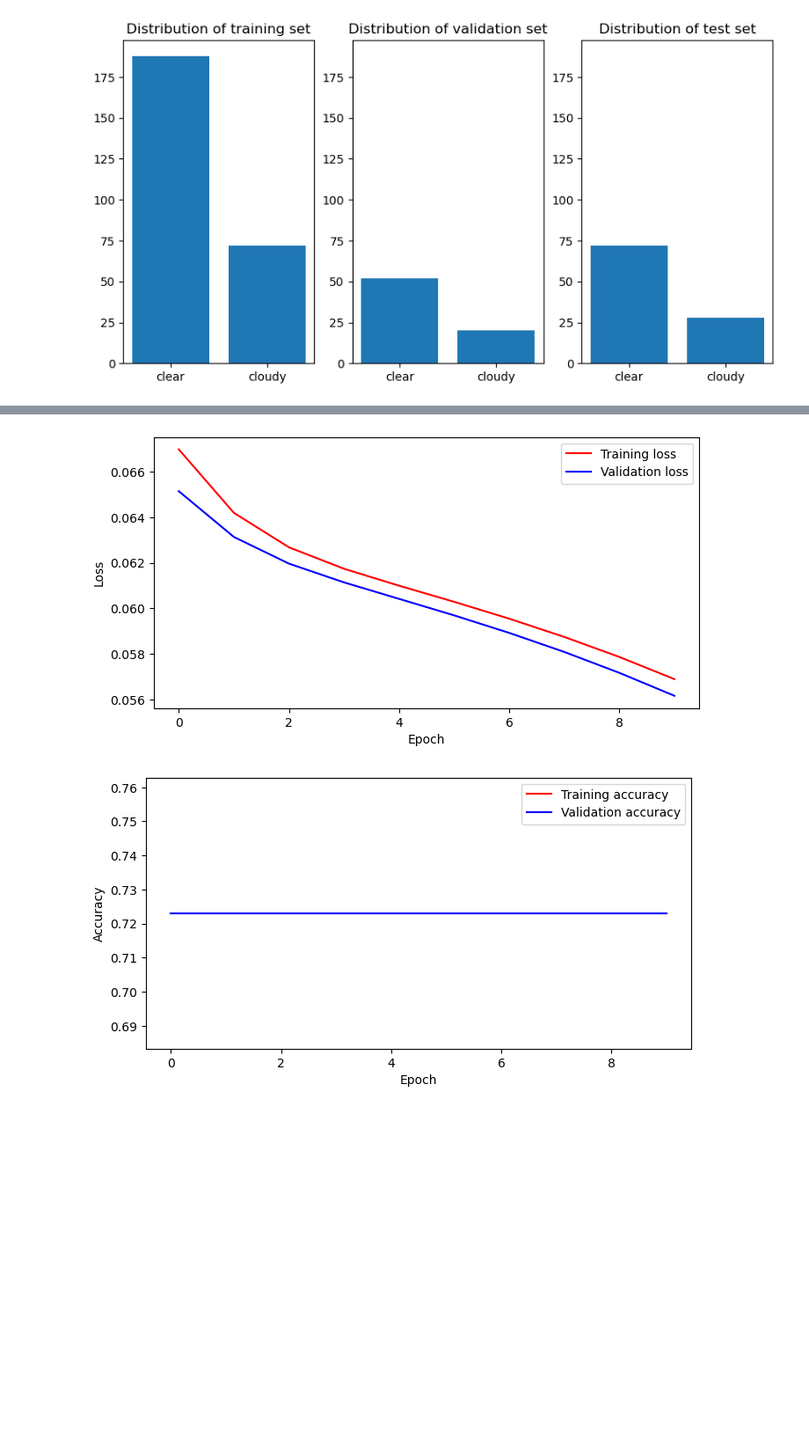
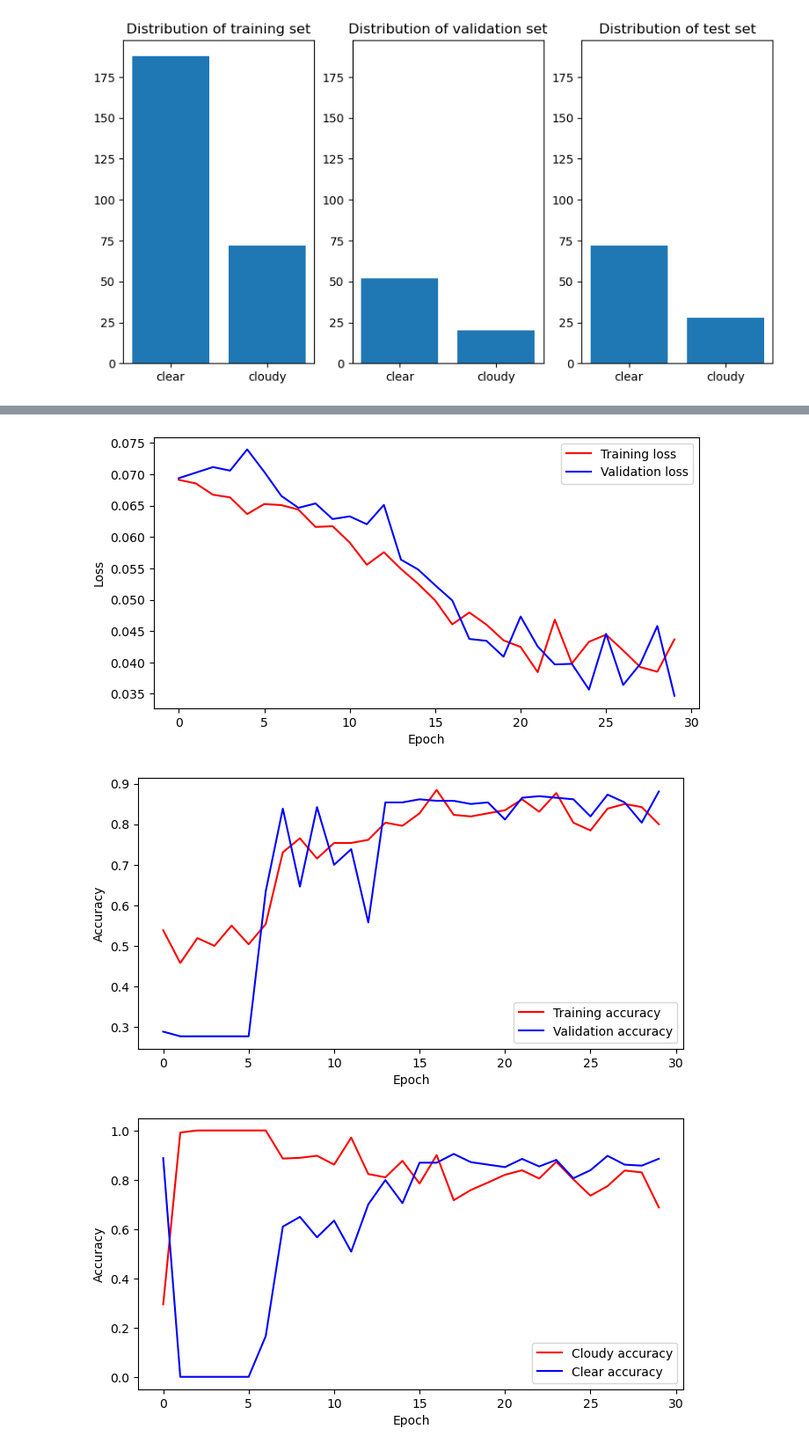
Before and after one commit to Kyrne/D7046E-Project, a Jupyter notebook: test.ipynb, the cells around one changed output, grey strips where cells are left out. Shown at 88% size. Drawn from its saved outputs; the diff is of its cells as text; code cells hidden in the pictures; blank space fills up the shorter version.

Commit message:
added WeightedRandomSampler

```diff
--- a/test.ipynb
+++ b/test.ipynb
@@ -141,16 +142,28 @@ class CustomImageDataset(Dataset):
             label = self.target_transform(label)
         return image, label
 # %%
+from torch.utils.data import WeightedRandomSampler
+
 BATCH_SIZE = 10
 SHUFFLE = False
 
 train_data = CustomImageDataset(os.path.join(BASE_PATH_DATA, "skogs_gts_train.npy"), os.path.join(BASE_PATH_DATA, 'skogs_names_train.npy'), transform=transforms.ToTensor())
-train_loader = DataLoader(train_data, batch_size=BATCH_SIZE, shuffle=SHUFFLE)
+labels = train_data.img_labels
+class_sample_count = np.array(
+    [len(np.where(labels == t)[0]) for t in np.unique(labels)])
 
-val_data = CustomImageDataset(os.path.join(BASE_PATH_DATA, "skogs_gts_train.npy"), os.path.join(BASE_PATH_DATA, 'skogs_names_train.npy'), transform=transforms.ToTensor())
+weight = 1. / class_sample_count
+samples_weight = np.array([weight[t] for t in labels])
+
+samples_weight = torch.from_numpy(samples_weight)
+sampler = WeightedRandomSampler(samples_weight.type('torch.DoubleTensor'), len(samples_weight))
+
+train_loader = DataLoader(train_data, batch_size=BATCH_SIZE, shuffle=SHUFFLE, sampler=sampler)
+
+val_data = CustomImageDataset(os.path.join(BASE_PATH_DATA, "skogs_gts_val.npy"), os.path.join(BASE_PATH_DATA, 'skogs_names_val.npy'), transform=transforms.ToTensor())
 val_loader = DataLoader(train_data, batch_size=BATCH_SIZE, shuffle=SHUFFLE)
 
-test_data = CustomImageDataset(os.path.join(BASE_PATH_DATA, "skogs_gts_train.npy"), os.path.join(BASE_PATH_DATA, 'skogs_names_train.npy'), transform=transforms.ToTensor())
+test_data = CustomImageDataset(os.path.join(BASE_PATH_DATA, "skogs_gts_test.npy"), os.path.join(BASE_PATH_DATA, 'skogs_names_test.npy'), transform=transforms.ToTensor())
 test_loader = DataLoader(train_data, batch_size=BATCH_SIZE, shuffle=SHUFFLE)
 # %%
 # showing the first batch when using tensors
@@ -278,17 +323,28 @@ def train_model(model, criterion, optimizer, train_loader, val_loader, num_epoch
 # %%
 # Hyperparams
-LEARNING_RATE = 0.01
-EPOCHS = 10
+LEARNING_RATE = 0.0001
+EPOCHS = 30
 
 # define network
+# network = nn.Sequential(
+#     nn.Linear(21*21*12, 21*21*12),
+#     nn.ReLU(),
+#     nn.Linear(21*21*12, 21*21*12),
+#     nn.ReLU(),
+#     nn.Linear(21*21*12, 21*21*12),
+#     nn.ReLU(),
+#     nn.Linear(21*21*12, 1),
+#     nn.Sigmoid()
+# )
+
 network = nn.Sequential(
-    nn.Linear(21*21*12, 21*21*12),
+    nn.Linear(21*21*12, 64),
     nn.ReLU(),
-    nn.Linear(21*21*12, 21*21*12),
+    nn.Linear(64, 64),
     nn.ReLU(),
-    nn.Linear(21*21*12, 21*21*12),
+    nn.Linear(64, 64),
     nn.ReLU(),
-    nn.Linear(21*21*12, 1),
+    nn.Linear(64, 1),
     nn.Sigmoid()
 )
 
@@ -296,8 +352,8 @@ network = nn.Sequential(
 #loss_function = torch.nn.CrossEntropyLoss()
 loss_function = torch.nn.BCELoss()
 # define optimizer
-#optimizer = torch.optim.Adam(network.parameters(), lr=LEARNING_RATE)
-optimizer = torch.optim.SGD(network.parameters(), lr=0.01)
+optimizer = torch.optim.Adam(network.parameters(), lr=LEARNING_RATE)
+#optimizer = torch.optim.SGD(network.parameters(), lr=0.1)
 
 train_model(network, loss_function, optimizer, train_loader, val_loader, EPOCHS)
 # %% [output]
@@ -321,2 +377,3 @@ Validation accuracy = 0.7230769230769231
-[figure, old version]
+[figure, new version]
-[figure, old version]
+[figure, new version]
+[figure, added]
```
Also changed, not shown: parts of 3 cells of this notebook, 1 other file.
